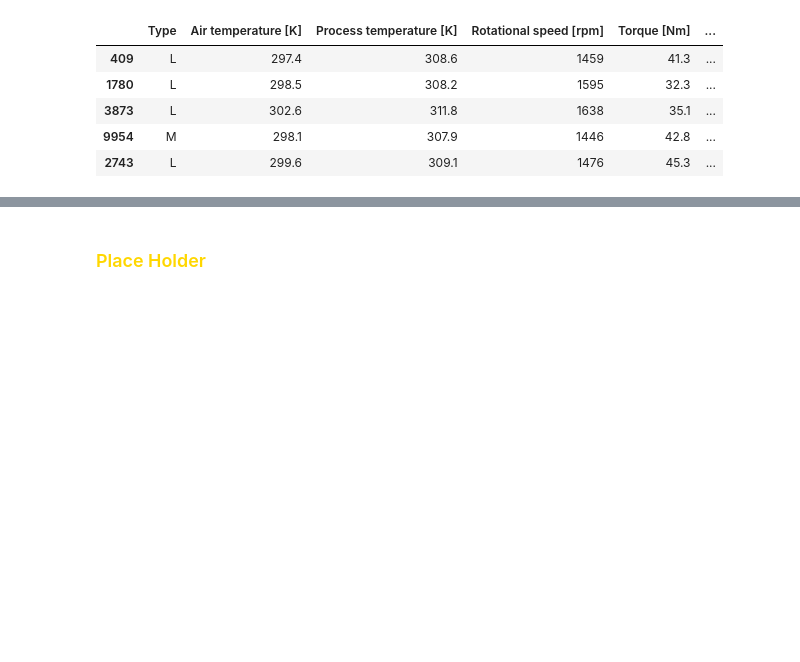
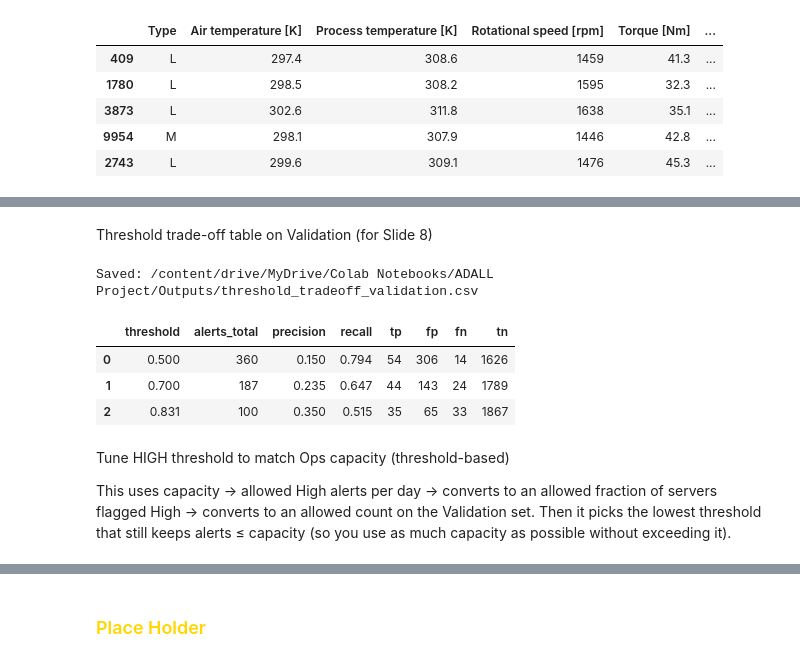
Before and after one commit to RoyTng/ADALL-Project, a Jupyter notebook: My_ADALL_Project.ipynb, the cells around one changed output, grey strips where cells are left out. Saved outputs shown, nothing was run; the diff lists cells and outputs as text; code cells hidden in the pictures; blank space fills up the shorter version.

Commit message:
Added Codes for Slide 8

```diff
--- a/My_ADALL_Project.ipynb
+++ b/My_ADALL_Project.ipynb
@@ -959,0 +1255,61 @@ Saved: /content/drive/MyDrive/Colab Notebooks/ADALL Project/Outputs/confusion_ma
+# %% [markdown]
+Threshold trade-off table on Validation (for Slide 8)
+# %%
+y_true  = df["y_true"].to_numpy()
+y_score = df["y_proba"].to_numpy()
+
+def metrics_at_threshold(t: float):
+    y_pred = (y_score >= t).astype(int)
+
+    tp = int(((y_pred == 1) & (y_true == 1)).sum())
+    fp = int(((y_pred == 1) & (y_true == 0)).sum())
+    fn = int(((y_pred == 0) & (y_true == 1)).sum())
+    tn = int(((y_pred == 0) & (y_true == 0)).sum())
+
+    precision = tp / (tp + fp) if (tp + fp) else 0.0
+    recall    = tp / (tp + fn) if (tp + fn) else 0.0
+    alerts    = int(y_pred.sum())
+
+    return {
+        "threshold": float(t),
+        "alerts_total": alerts,
+        "tp": tp, "fp": fp, "fn": fn, "tn": tn,
+        "precision": precision,
+        "recall": recall,
+    }
+
+# Candidate thresholds: include common cutoffs + unique probabilities (manageable for n=2000)
+common = np.array([0.10,0.20,0.30,0.40,0.50,0.60,0.70,0.80,0.90])
+unique_probs = np.unique(y_score)
+candidates = np.unique(np.clip(np.concatenate([common, unique_probs]), 0.0, 1.0))
+candidates.sort()
+
+rows = [metrics_at_threshold(t) for t in candidates]
+tradeoff = pd.DataFrame(rows).sort_values("threshold").reset_index(drop=True)
+
+tradeoff_path = os.path.join(OUTDIR, "threshold_tradeoff_validation.csv")
+tradeoff.to_csv(tradeoff_path, index=False)
+print("Saved:", tradeoff_path)
+print()
+
+# tradeoff.tail(10)
+
+three_rows = pd.DataFrame([metrics_at_threshold(t) for t in [0.50, 0.70, 0.8307273524196362]])
+three_rows = three_rows[["threshold","alerts_total","precision","recall","tp","fp","fn","tn"]]
+
+three_rows["threshold"] = three_rows["threshold"].round(3)
+three_rows["precision"] = three_rows["precision"].round(3)
+three_rows["recall"] = three_rows["recall"].round(3)
+
+three_rows
+# %% [output]
+Saved: /content/drive/MyDrive/Colab Notebooks/ADALL Project/Outputs/threshold_tradeoff_validation.csv
+|  | threshold | alerts_total | precision | recall | tp | fp | fn | tn |
+| 0 | 0.500 | 360 | 0.150 | 0.794 | 54 | 306 | 14 | 1626 |
+| 1 | 0.700 | 187 | 0.235 | 0.647 | 44 | 143 | 24 | 1789 |
+| 2 | 0.831 | 100 | 0.350 | 0.515 | 35 | 65 | 33 | 1867 |
+# %% [markdown]
+Tune HIGH threshold to match Ops capacity (threshold-based)
+
+This uses capacity → allowed High alerts per day → converts to an allowed fraction of servers flagged High → converts to an allowed count on the Validation set.
+Then it picks the lowest threshold that still keeps alerts ≤ capacity (so you use as much capacity as possible without exceeding it).
```
Also changed, not shown: parts of 30 cells of this notebook.
